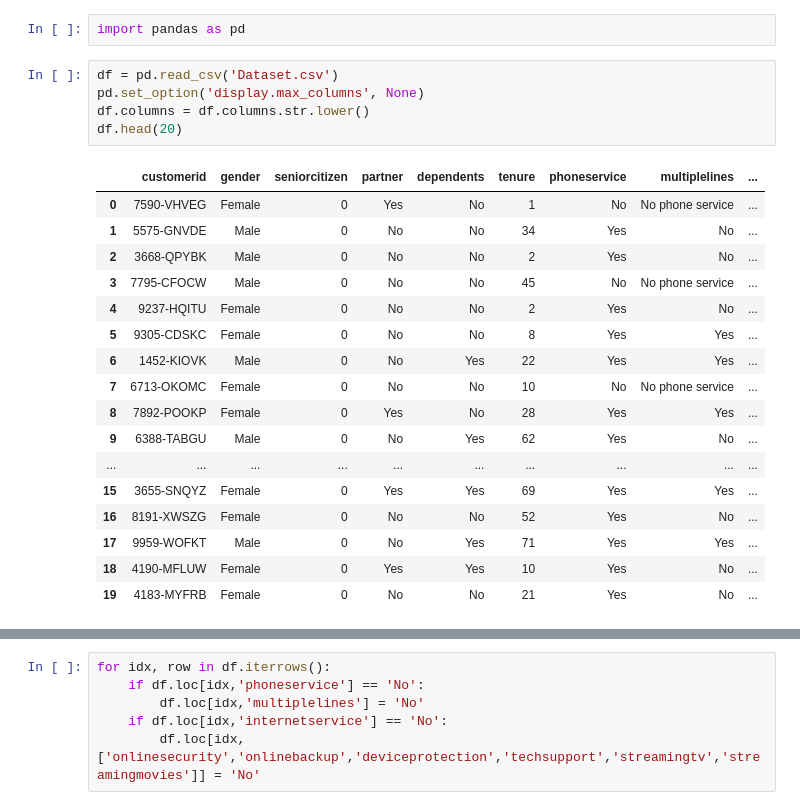
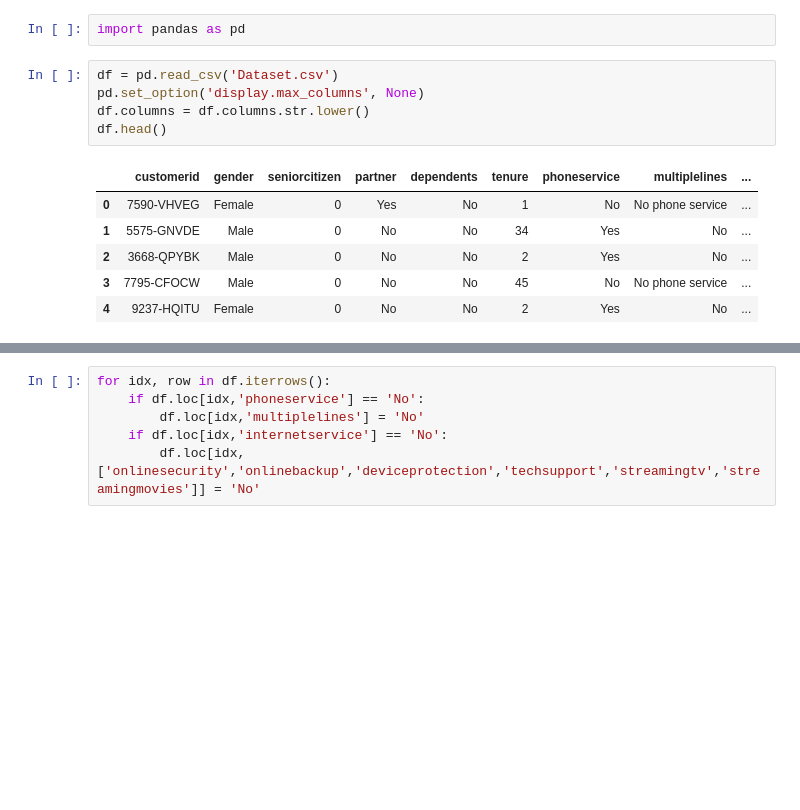
Before and after one commit to KristofVandewynckel/Telecom_Churn, a Jupyter notebook: Data_exploration.ipynb, the cells around one changed output, grey strips where cells are left out. Drawn from its saved outputs; the diff is of its cells as text; blank space fills up the shorter version.

```diff
--- a/Data_exploration.ipynb
+++ b/Data_exploration.ipynb
@@ -3,23 +3,12 @@ import pandas as pd
 # %%
 df = pd.read_csv('Dataset.csv')
 pd.set_option('display.max_columns', None)
 df.columns = df.columns.str.lower()
-df.head(20)
+df.head()
 # %% [output]
 |  | customerid | gender | seniorcitizen | partner | dependents | tenure | phoneservice | multiplelines | ... |
 | 0 | 7590-VHVEG | Female | 0 | Yes | No | 1 | No | No phone service | ... |
 | 1 | 5575-GNVDE | Male | 0 | No | No | 34 | Yes | No | ... |
 | 2 | 3668-QPYBK | Male | 0 | No | No | 2 | Yes | No | ... |
 | 3 | 7795-CFOCW | Male | 0 | No | No | 45 | No | No phone service | ... |
 | 4 | 9237-HQITU | Female | 0 | No | No | 2 | Yes | No | ... |
-| 5 | 9305-CDSKC | Female | 0 | No | No | 8 | Yes | Yes | ... |
-| 6 | 1452-KIOVK | Male | 0 | No | Yes | 22 | Yes | Yes | ... |
-| 7 | 6713-OKOMC | Female | 0 | No | No | 10 | No | No phone service | ... |
-| 8 | 7892-POOKP | Female | 0 | Yes | No | 28 | Yes | Yes | ... |
-| 9 | 6388-TABGU | Male | 0 | No | Yes | 62 | Yes | No | ... |
-| ... | ... | ... | ... | ... | ... | ... | ... | ... | ... |
-| 15 | 3655-SNQYZ | Female | 0 | Yes | Yes | 69 | Yes | Yes | ... |
-| 16 | 8191-XWSZG | Female | 0 | No | No | 52 | Yes | No | ... |
-| 17 | 9959-WOFKT | Male | 0 | No | Yes | 71 | Yes | Yes | ... |
-| 18 | 4190-MFLUW | Female | 0 | Yes | Yes | 10 | Yes | No | ... |
-| 19 | 4183-MYFRB | Female | 0 | No | No | 21 | Yes | No | ... |
```
Also changed, not shown: parts of 10 cells of this notebook, 2 other files.
